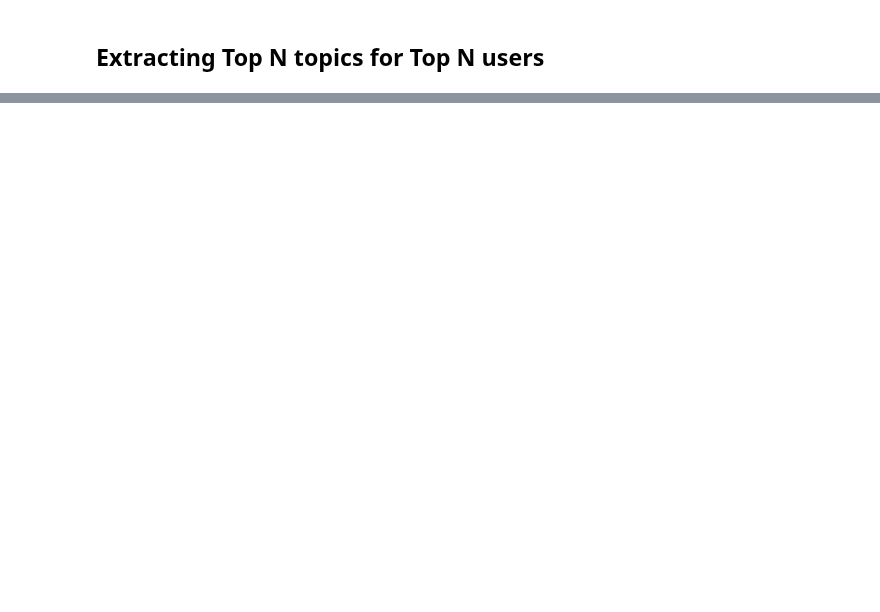
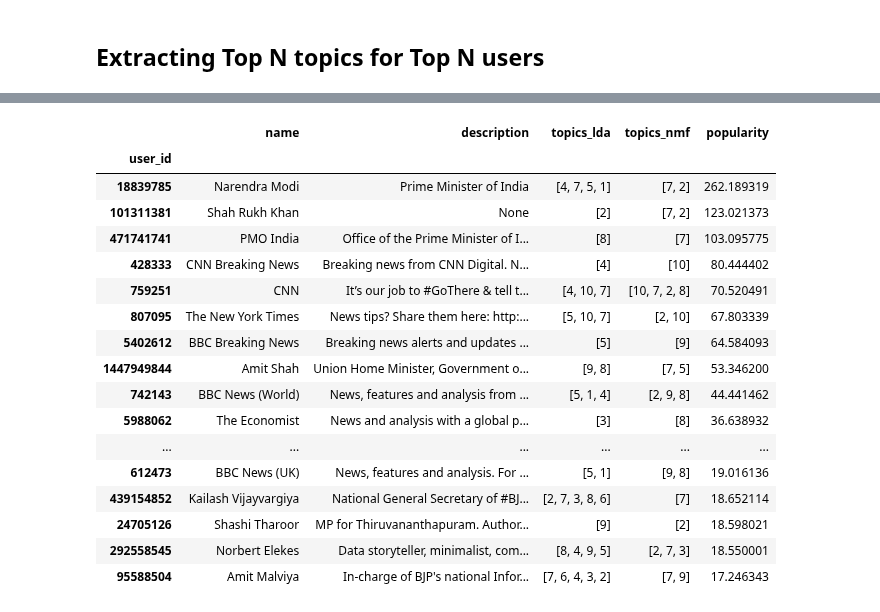
Before and after one commit to ancilcrayton/solve-iwmi, a Jupyter notebook: notebooks/3.2-km-user-topic-analysis.ipynb, the cells around one changed output, grey strips where cells are left out. Cells and saved outputs as stored; diff of their text form; code cells hidden in the pictures; blank space fills up the shorter version.

```diff
--- a/notebooks/3.2-km-user-topic-analysis.ipynb
+++ b/notebooks/3.2-km-user-topic-analysis.ipynb
@@ -191,0 +173,21 @@ top_users
+# %%
+top_users[['name', 'description', 'topics_lda', 'topics_nmf', 'popularity']]
+# %% [output]
+|  | name | description | topics_lda | topics_nmf | popularity |
+| user_id |  |  |  |  |  |
+| 18839785 | Narendra Modi | Prime Minister of India | [4, 7, 5, 1] | [7, 2] | 262.189319 |
+| 101311381 | Shah Rukh Khan | None | [2] | [7, 2] | 123.021373 |
+| 471741741 | PMO India | Office of the Prime Minister of I... | [8] | [7] | 103.095775 |
+| 428333 | CNN Breaking News | Breaking news from CNN Digital. N... | [4] | [10] | 80.444402 |
+| 759251 | CNN | It’s our job to #GoThere & tell t... | [4, 10, 7] | [10, 7, 2, 8] | 70.520491 |
+| 807095 | The New York Times | News tips? Share them here: http:... | [5, 10, 7] | [2, 10] | 67.803339 |
+| 5402612 | BBC Breaking News | Breaking news alerts and updates ... | [5] | [9] | 64.584093 |
+| 1447949844 | Amit Shah | Union Home Minister, Government o... | [9, 8] | [7, 5] | 53.346200 |
+| 742143 | BBC News (World) | News, features and analysis from ... | [5, 1, 4] | [2, 9, 8] | 44.441462 |
+| 5988062 | The Economist | News and analysis with a global p... | [3] | [8] | 36.638932 |
+| ... | ... | ... | ... | ... | ... |
+| 612473 | BBC News (UK) | News, features and analysis. For ... | [5, 1] | [9, 8] | 19.016136 |
+| 439154852 | Kailash Vijayvargiya | National General Secretary of #BJ... | [2, 7, 3, 8, 6] | [7] | 18.652114 |
+| 24705126 | Shashi Tharoor | MP for Thiruvananthapuram. Author... | [9] | [2] | 18.598021 |
+| 292558545 | Norbert Elekes | Data storyteller, minimalist, com... | [8, 4, 9, 5] | [2, 7, 3] | 18.550001 |
+| 95588504 | Amit Malviya | In-charge of BJP's national Infor... | [7, 6, 4, 3, 2] | [7, 9] | 17.246343 |
```
Also changed, not shown: parts of 7 cells of this notebook, 4 other files.
